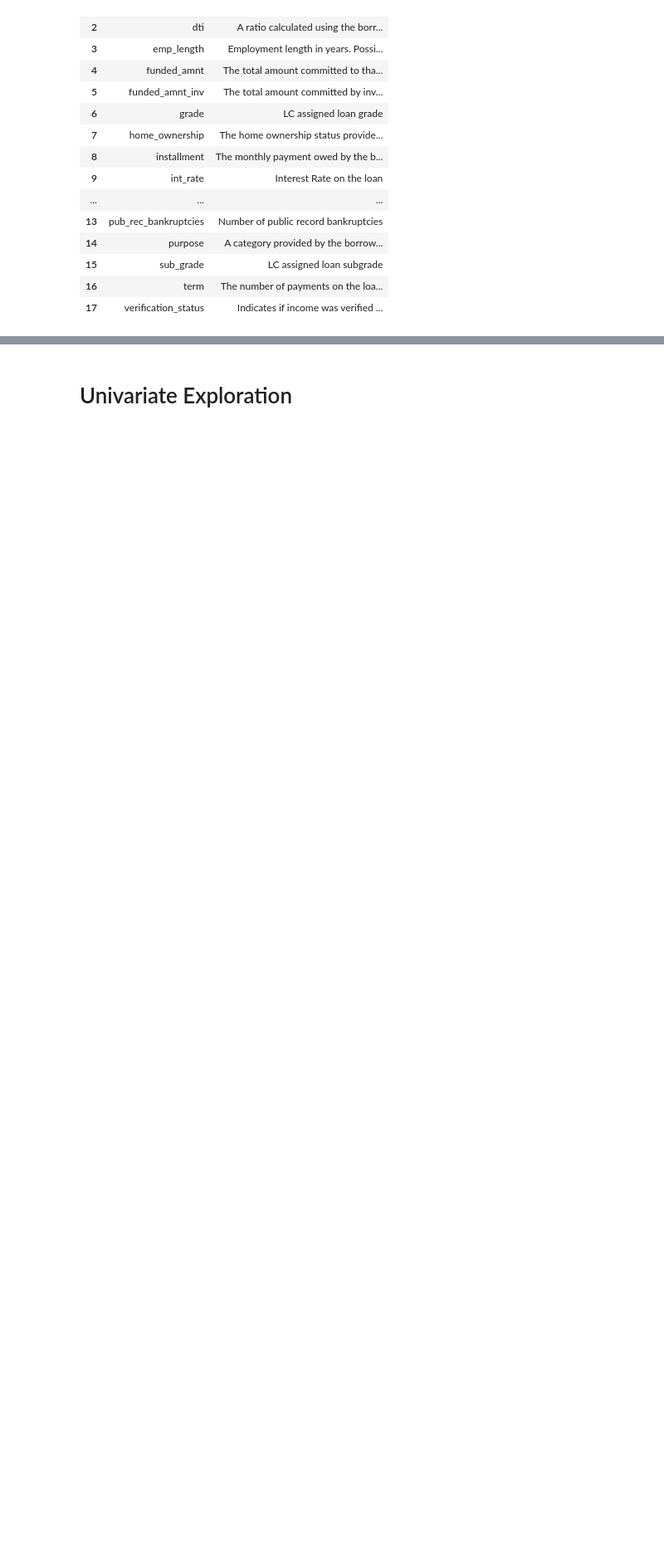
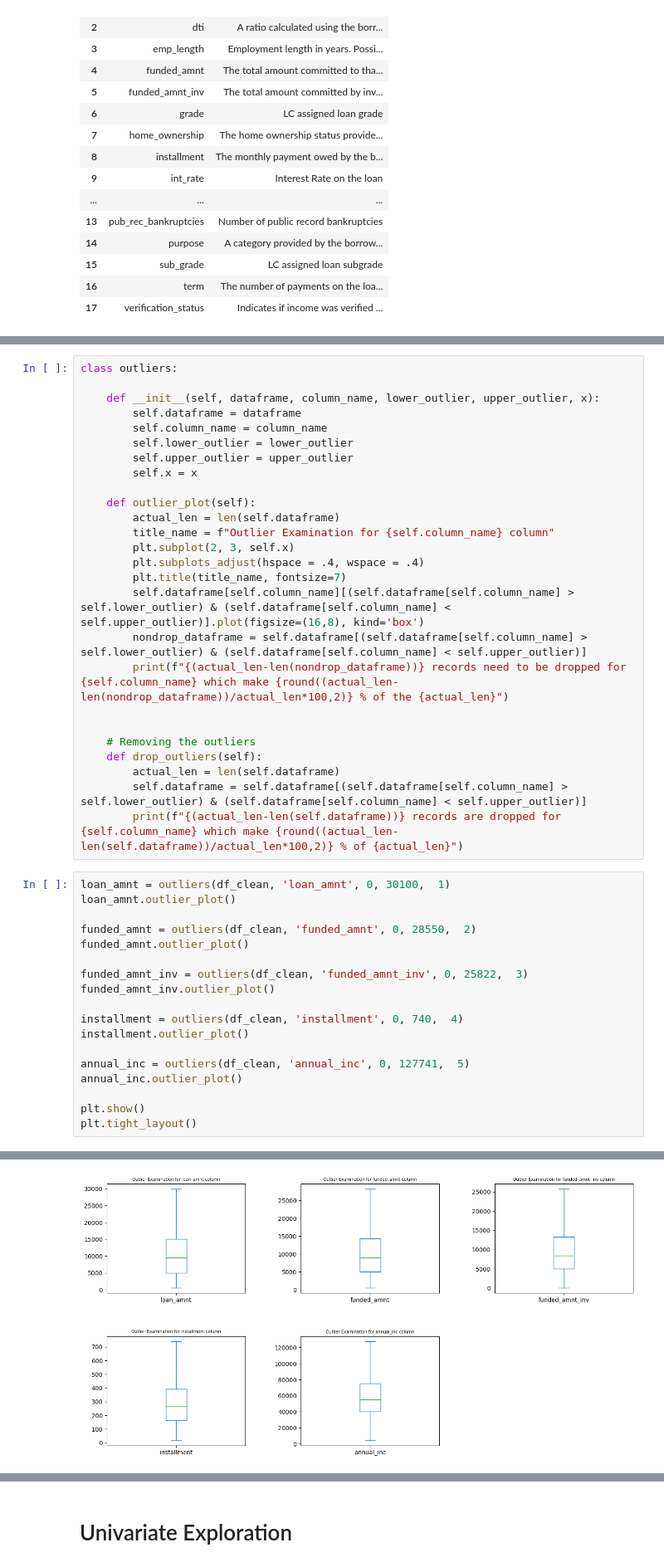
Before and after one commit to AnkitSurana/LendingClubCaseStudy, a Jupyter notebook: Ankit/Group_Facilitator_Name.ipynb, the cells around one changed output, grey strips where cells are left out. Shown at 83% size. Drawn from its saved outputs; the diff is of its cells as text; blank space fills up the shorter version.

Commit message:
Outliers Updated

```diff
--- a/Ankit/Group_Facilitator_Name.ipynb
+++ b/Ankit/Group_Facilitator_Name.ipynb
@@ -493,0 +565,45 @@ data_dictionary
+# %%
+class outliers:
+
+    def __init__(self, dataframe, column_name, lower_outlier, upper_outlier, x):
+        self.dataframe = dataframe
+        self.column_name = column_name
+        self.lower_outlier = lower_outlier
+        self.upper_outlier = upper_outlier
+        self.x = x
+
+    def outlier_plot(self):
+        actual_len = len(self.dataframe)
+        title_name = f"Outlier Examination for {self.column_name} column"
+        plt.subplot(2, 3, self.x)
+        plt.subplots_adjust(hspace = .4, wspace = .4)
+        plt.title(title_name, fontsize=7)
+        self.dataframe[self.column_name][(self.dataframe[self.column_name] > self.lower_outlier) & (self.dataframe[self.column_name] < self.upper_outlier)].plot(figsize=(16,8), kind='box')
+        nondrop_dataframe = self.dataframe[(self.dataframe[self.column_name] > self.lower_outlier) & (self.dataframe[self.column_name] < self.upper_outlier)]
+        print(f"{(actual_len-len(nondrop_dataframe))} records need to be dropped for {self.column_name} which make {round((actual_len-len(nondrop_dataframe))/actual_len*100,2)} % of the {actual_len}")
+
+
+    # Removing the outliers
+    def drop_outliers(self):
+        actual_len = len(self.dataframe)
+        self.dataframe = self.dataframe[(self.dataframe[self.column_name] > self.lower_outlier) & (self.dataframe[self.column_name] < self.upper_outlier)]
+        print(f"{(actual_len-len(self.dataframe))} records are dropped for {self.column_name} which make {round((actual_len-len(self.dataframe))/actual_len*100,2)} % of {actual_len}")
+# %%
+loan_amnt = outliers(df_clean, 'loan_amnt', 0, 30100,  1)
+loan_amnt.outlier_plot()
+
+funded_amnt = outliers(df_clean, 'funded_amnt', 0, 28550,  2)
+funded_amnt.outlier_plot()
+
+funded_amnt_inv = outliers(df_clean, 'funded_amnt_inv', 0, 25822,  3)
+funded_amnt_inv.outlier_plot()
+
+installment = outliers(df_clean, 'installment', 0, 740,  4)
+installment.outlier_plot()
+
+annual_inc = outliers(df_clean, 'annual_inc', 0, 127741,  5)
+annual_inc.outlier_plot()
+
+plt.show()
+plt.tight_layout()
+# %% [output]
@@ -493,0 +615 @@ data_dictionary
+[figure, added]
```
Also changed, not shown: parts of 27 cells of this notebook.
